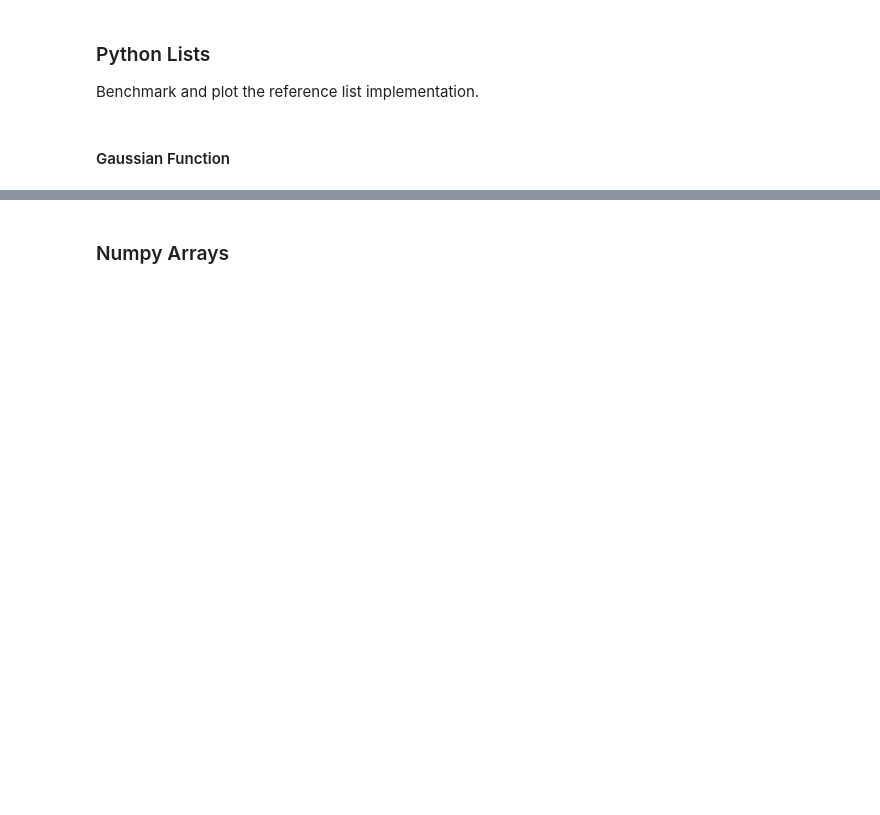
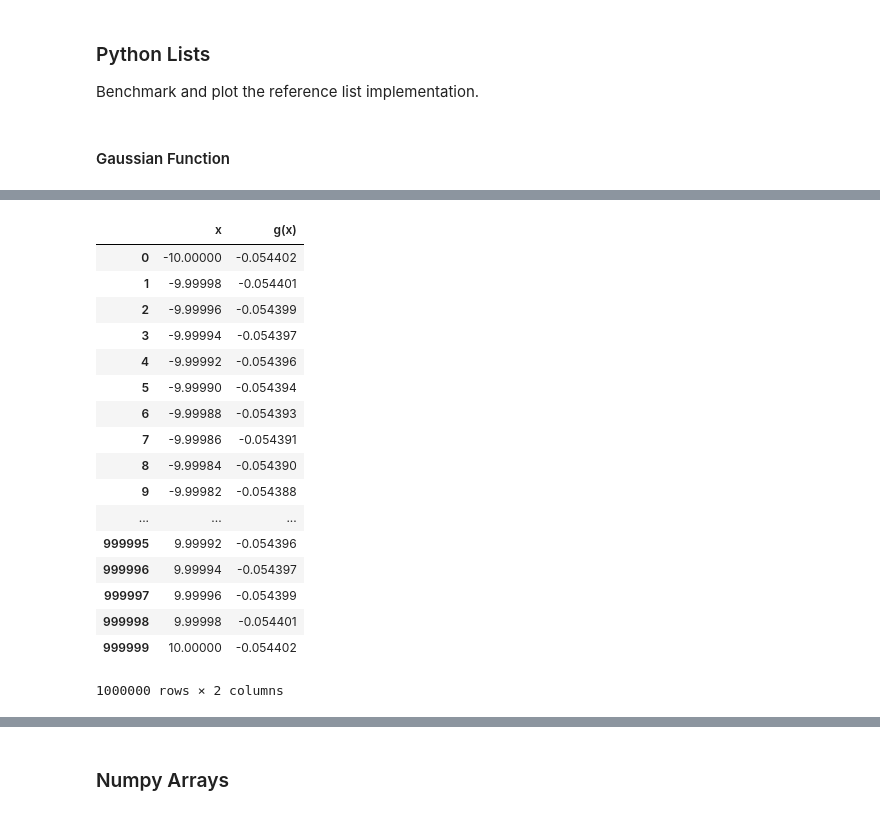
Before and after one commit to chapman-phys220-2018f/cw07-another-team-name, a Jupyter notebook: cw07.ipynb, the cells around one changed output, grey strips where cells are left out. Cells and saved outputs as stored; diff of their text form; code cells hidden in the pictures; blank space fills up the shorter version.

```diff
--- a/cw07.ipynb
+++ b/cw07.ipynb
@@ -130,0 +218,21 @@ gauss.plot(x="x",y="g(x)")
+# %%
+sinc
+# %% [output]
+|  | x | g(x) |
+| 0 | -10.00000 | -0.054402 |
+| 1 | -9.99998 | -0.054401 |
+| 2 | -9.99996 | -0.054399 |
+| 3 | -9.99994 | -0.054397 |
+| 4 | -9.99992 | -0.054396 |
+| 5 | -9.99990 | -0.054394 |
+| 6 | -9.99988 | -0.054393 |
+| 7 | -9.99986 | -0.054391 |
+| 8 | -9.99984 | -0.054390 |
+| 9 | -9.99982 | -0.054388 |
+| ... | ... | ... |
+| 999995 | 9.99992 | -0.054396 |
+| 999996 | 9.99994 | -0.054397 |
+| 999997 | 9.99996 | -0.054399 |
+| 999998 | 9.99998 | -0.054401 |
+| 999999 | 10.00000 | -0.054402 |
+1000000 rows × 2 columns
```
Also changed, not shown: parts of 18 cells of this notebook, 1 other file.
